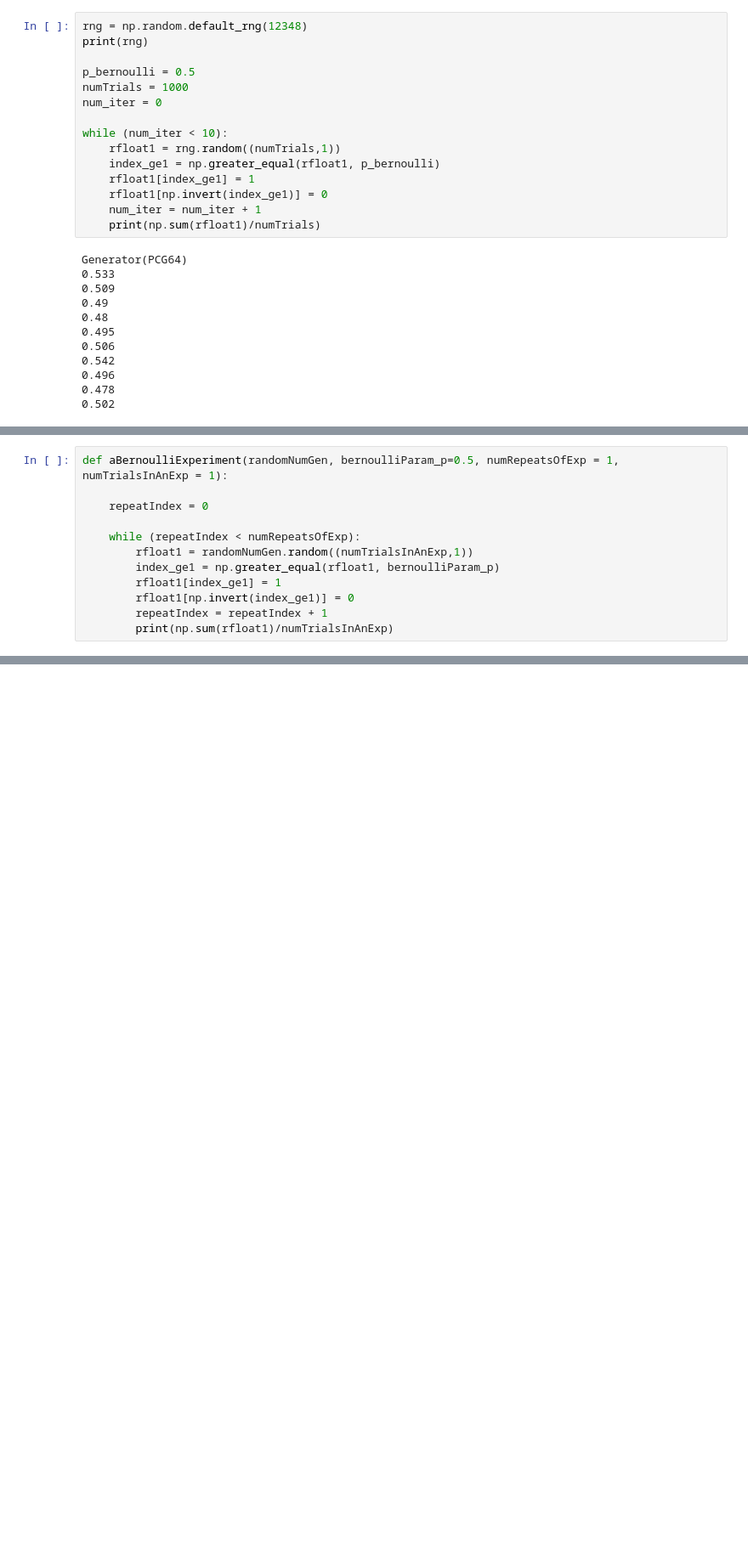
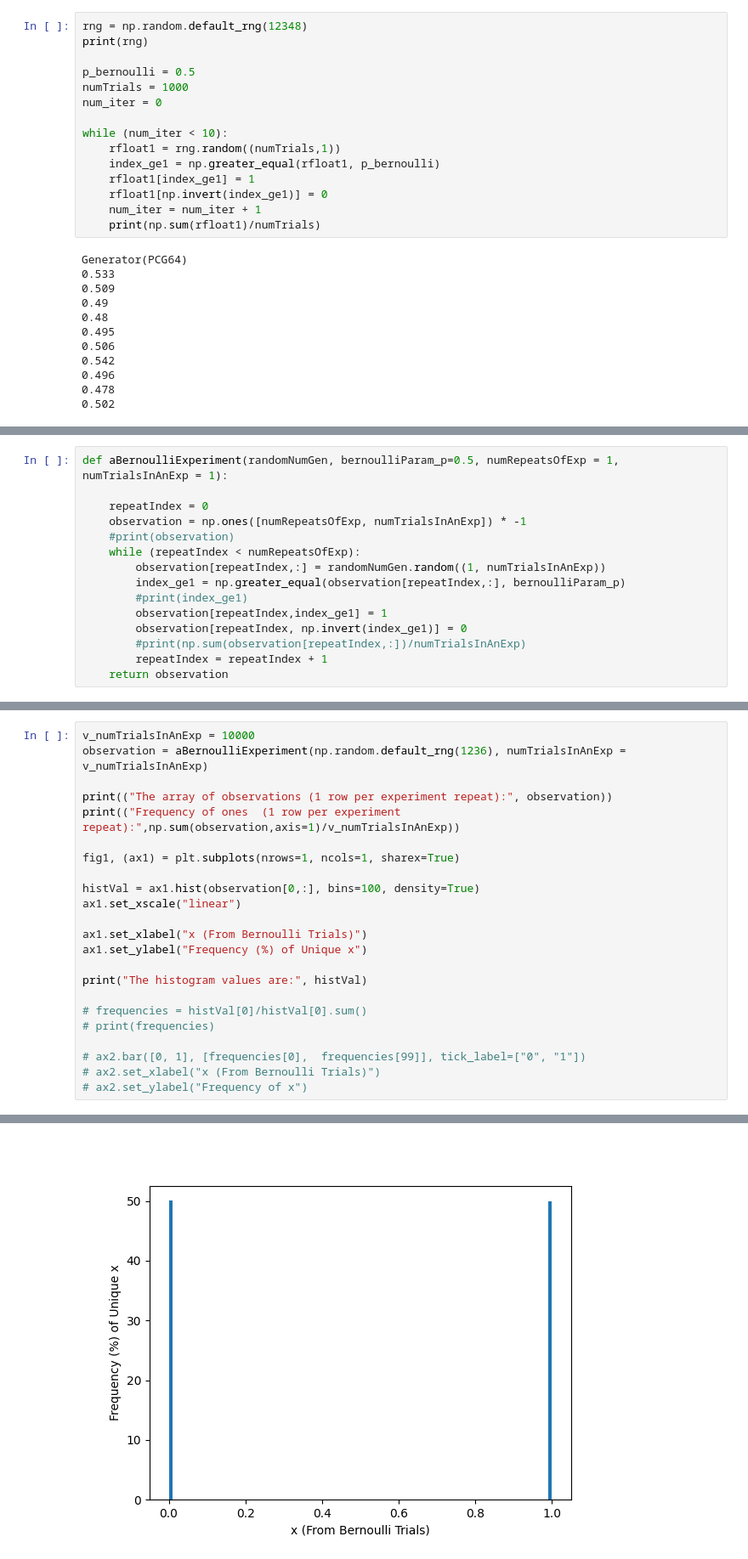
Before and after one commit to adityaaggupta2017/PNS-HW, a Jupyter notebook: ps_course/probability/FunWithProbability.ipynb, the cells around one changed output, grey strips where cells are left out. Shown at 85% size. Cells and saved outputs as stored; diff of their text form; blank space fills up the shorter version.

Commit message:
Added many binomial experiments.

```diff
--- a/ps_course/probability/FunWithProbability.ipynb
+++ b/ps_course/probability/FunWithProbability.ipynb
@@ -205,11 +213,14 @@ Generator(PCG64)
 def aBernoulliExperiment(randomNumGen, bernoulliParam_p=0.5, numRepeatsOfExp = 1, numTrialsInAnExp = 1):
 
     repeatIndex = 0
-
+    observation = np.ones([numRepeatsOfExp, numTrialsInAnExp]) * -1
+    #print(observation)
     while (repeatIndex < numRepeatsOfExp):
-        rfloat1 = randomNumGen.random((numTrialsInAnExp,1))
-        index_ge1 = np.greater_equal(rfloat1, bernoulliParam_p)
-        rfloat1[index_ge1] = 1
-        rfloat1[np.invert(index_ge1)] = 0
+        observation[repeatIndex,:] = randomNumGen.random((1, numTrialsInAnExp))
+        index_ge1 = np.greater_equal(observation[repeatIndex,:], bernoulliParam_p)
+        #print(index_ge1)
+        observation[repeatIndex,index_ge1] = 1
+        observation[repeatIndex, np.invert(index_ge1)] = 0
+        #print(np.sum(observation[repeatIndex,:])/numTrialsInAnExp)
         repeatIndex = repeatIndex + 1
-        print(np.sum(rfloat1)/numTrialsInAnExp)
+    return observation
@@ -220,0 +237,24 @@ aBernoulliExperiment(np.random.default_rng(123456), numRepeatsOfExp=3)
+# %%
+v_numTrialsInAnExp = 10000
+observation = aBernoulliExperiment(np.random.default_rng(1236), numTrialsInAnExp = v_numTrialsInAnExp)
+
+print(("The array of observations (1 row per experiment repeat):", observation))
+print(("Frequency of ones  (1 row per experiment repeat):",np.sum(observation,axis=1)/v_numTrialsInAnExp))
+
+fig1, (ax1) = plt.subplots(nrows=1, ncols=1, sharex=True)
+
+histVal = ax1.hist(observation[0,:], bins=100, density=True)
+ax1.set_xscale("linear")
+
+ax1.set_xlabel("x (From Bernoulli Trials)")
+ax1.set_ylabel("Frequency (%) of Unique x")
+
+print("The histogram values are:", histVal)
+
+# frequencies = histVal[0]/histVal[0].sum()
+# print(frequencies)
+
+# ax2.bar([0, 1], [frequencies[0],  frequencies[99]], tick_label=["0", "1"])
+# ax2.set_xlabel("x (From Bernoulli Trials)")
+# ax2.set_ylabel("Frequency of x")
+# %% [output]
@@ -220,0 +278 @@ aBernoulliExperiment(np.random.default_rng(123456), numRepeatsOfExp=3)
+[figure, added]
```
Also changed, not shown: parts of 4 cells of this notebook, 2 other files.
